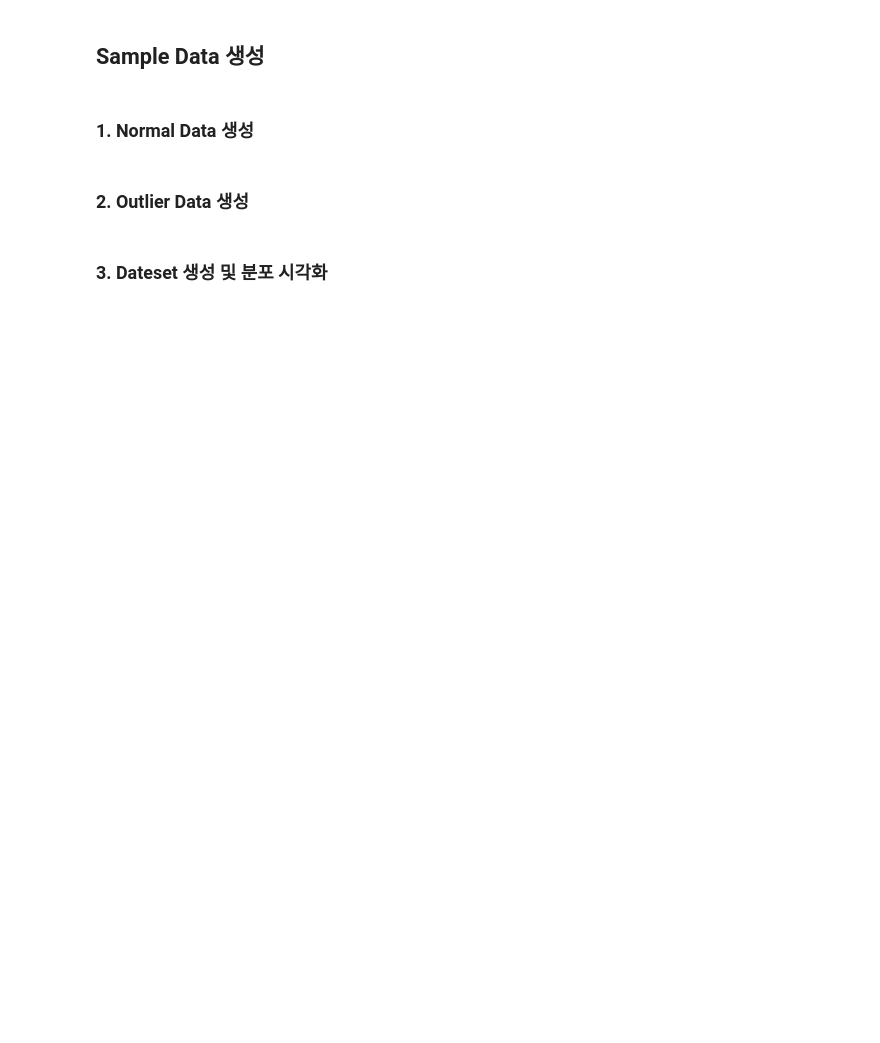
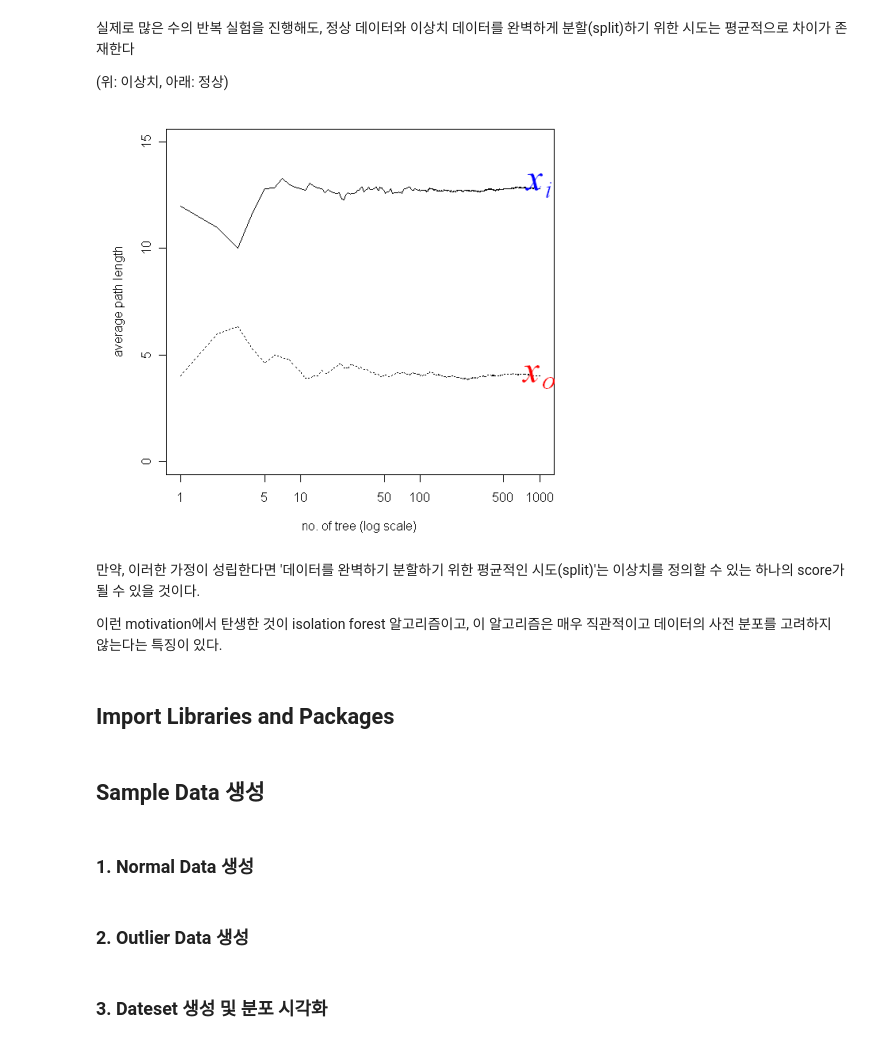
Before and after one commit to pppanghyun/2022-Fall-Business-Analytics, a Jupyter notebook: 3_Anomaly_Detection/isolation_forest.ipynb, the cells around one changed output. Saved outputs shown, nothing was run; the diff lists cells and outputs as text; code cells hidden in the pictures; blank space fills up the shorter version.

```diff
--- a/3_Anomaly_Detection/isolation_forest.ipynb
+++ b/3_Anomaly_Detection/isolation_forest.ipynb
@@ -3,3 +19,17 @@
+# %% [markdown]
+실제로 많은 수의 반복 실험을 진행해도, 정상 데이터와 이상치 데이터를 완벽하게 분할(split)하기 위한 시도는 평균적으로 차이가 존재한다
+
+(위: 이상치, 아래: 정상)
+# %%
+Image('./images/average.PNG')
+# %% [output]
+[figure, added]
+# %% [markdown]
+만약, 이러한 가정이 성립한다면 '데이터를 완벽하기 분할하기 위한 평균적인 시도(split)'는 이상치를 정의할 수 있는 하나의 score가 될 수 있을 것이다.
+
+이런 motivation에서 탄생한 것이 isolation forest 알고리즘이고, 이 알고리즘은 매우 직관적이고 데이터의 사전 분포를 고려하지 않는다는 특징이 있다.
+# %% [markdown]
+## Import Libraries and Packages
 # %%
 import matplotlib.pyplot as plt
 import numpy as np
```
Also changed, not shown: parts of 53 cells of this notebook, 9 other files.
